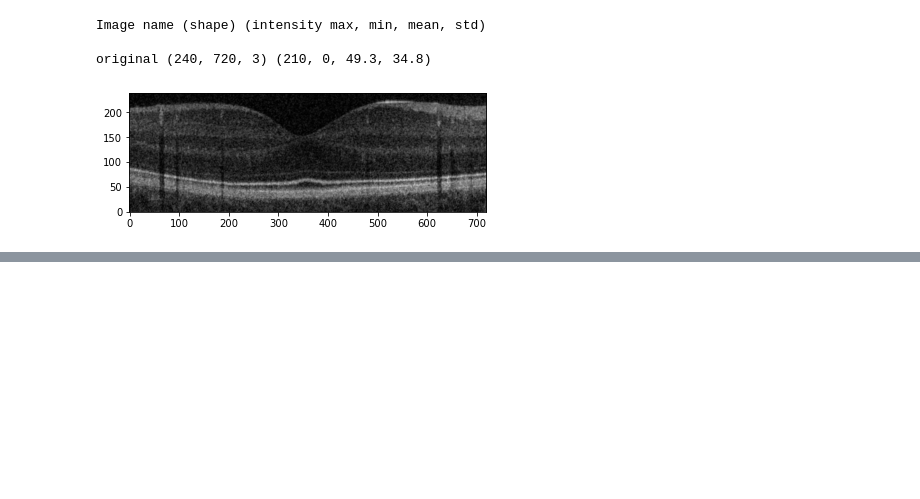
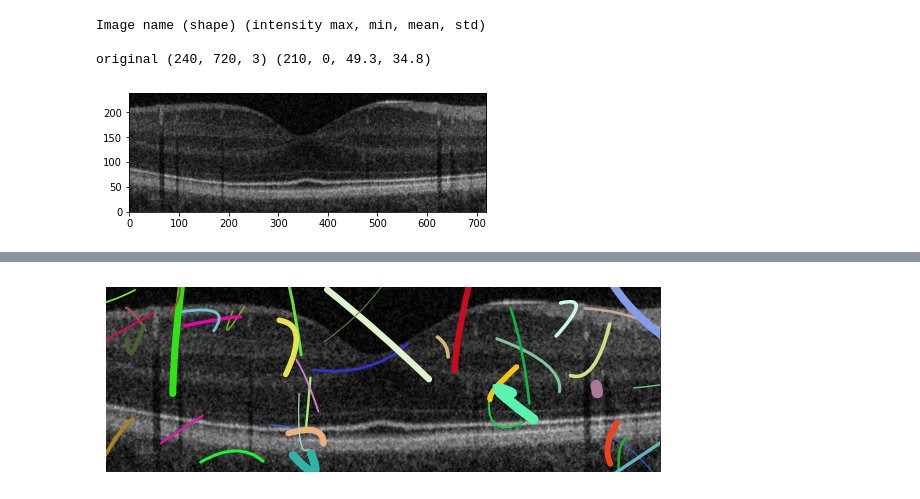
Before and after one commit to sudekidesu/CITS4404_ASSIGNMENT2, a Jupyter notebook: ai_assignment_2_Leon.ipynb, the cells around one changed output, grey strips where cells are left out. Drawn from its saved outputs; the diff is of its cells as text; code cells hidden in the pictures; blank space fills up the shorter version.

```diff
--- a/ai_assignment_2_Leon.ipynb
+++ b/ai_assignment_2_Leon.ipynb
@@ -348,0 +385,5 @@ Displaying best individual from Epoch 6
+# %%
+ga = Genetic_Algorithm()
+ga.test_mutation(image,epochs=50)
+# %% [output]
+[figure, added]
```
Also changed, not shown: parts of 2 cells of this notebook, 1 other file.
